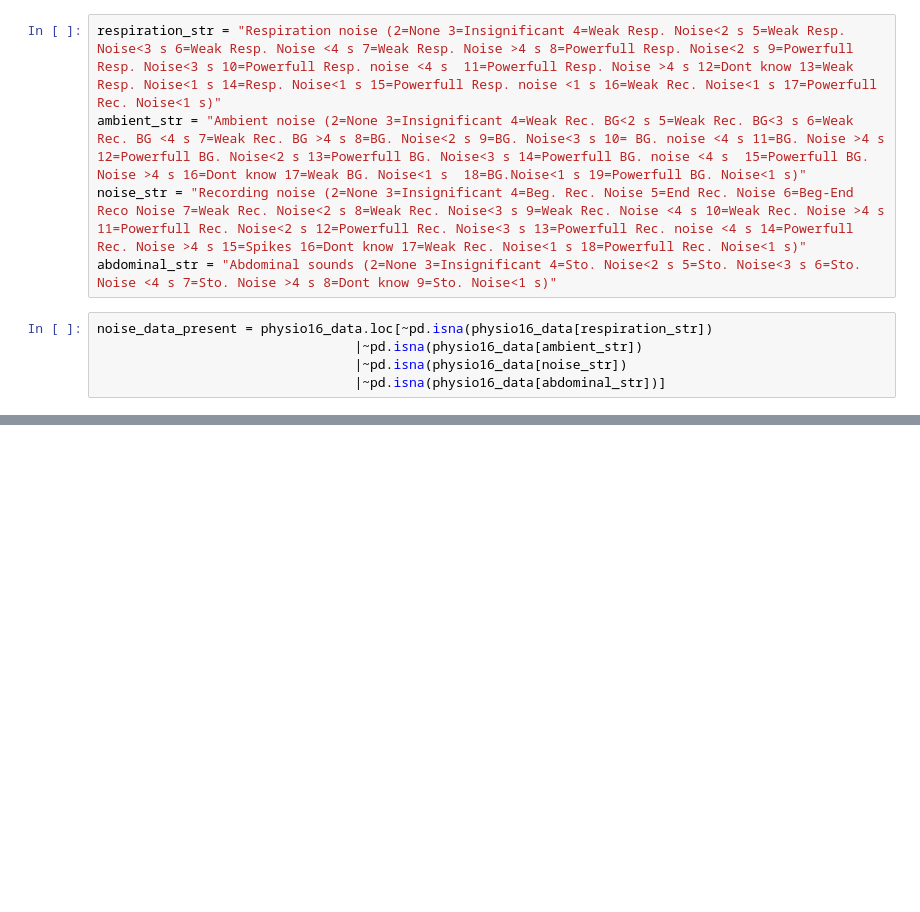
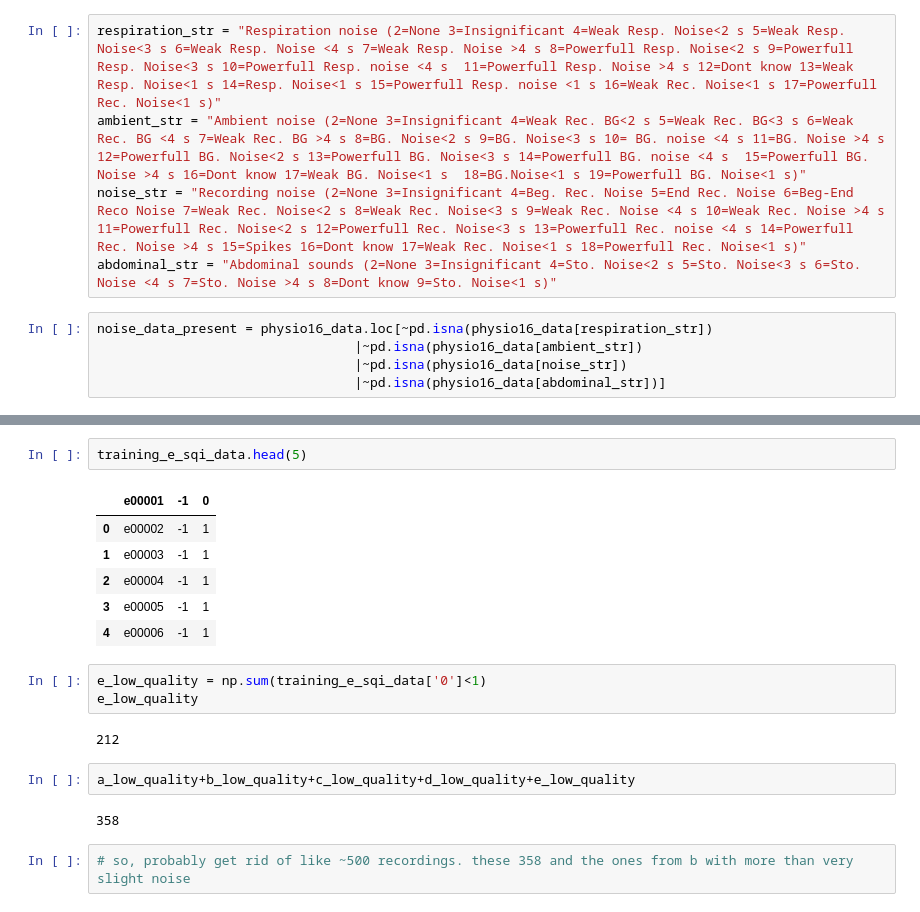
Before and after one commit to Rice-MECE-Capstone-Projects/Heart---Spring-2025, a Jupyter notebook: emmanuel-zerefa/physionet-exploration.ipynb, the cells around one changed output, grey strips where cells are left out. Cells and saved outputs as stored; diff of their text form; blank space fills up the shorter version.

```diff
--- a/emmanuel-zerefa/physionet-exploration.ipynb
+++ b/emmanuel-zerefa/physionet-exploration.ipynb
@@ -302,0 +353,20 @@ noise_data_present.loc[(noise_data_present[respiration_str]>3)
+# %%
+training_e_sqi_data.head(5)
+# %% [output]
+|  | e00001 | -1 | 0 |
+| 0 | e00002 | -1 | 1 |
+| 1 | e00003 | -1 | 1 |
+| 2 | e00004 | -1 | 1 |
+| 3 | e00005 | -1 | 1 |
+| 4 | e00006 | -1 | 1 |
+# %%
+e_low_quality = np.sum(training_e_sqi_data['0']<1)
+e_low_quality
+# %% [output]
+212
+# %%
+a_low_quality+b_low_quality+c_low_quality+d_low_quality+e_low_quality
+# %% [output]
+358
+# %%
+# so, probably get rid of like ~500 recordings. these 358 and the ones from b with more than very slight noise
```
Also changed, not shown: parts of 15 cells of this notebook, 1 other file.
